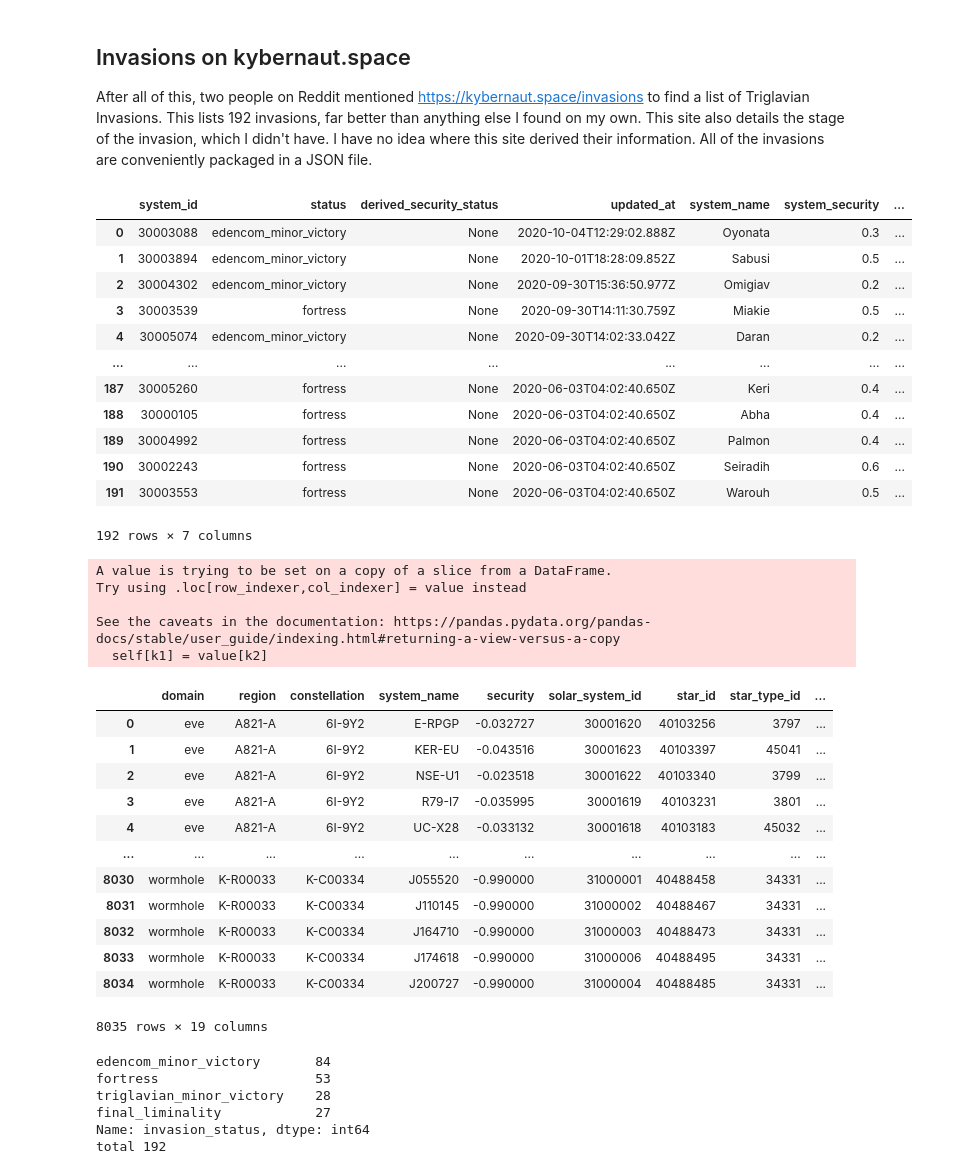
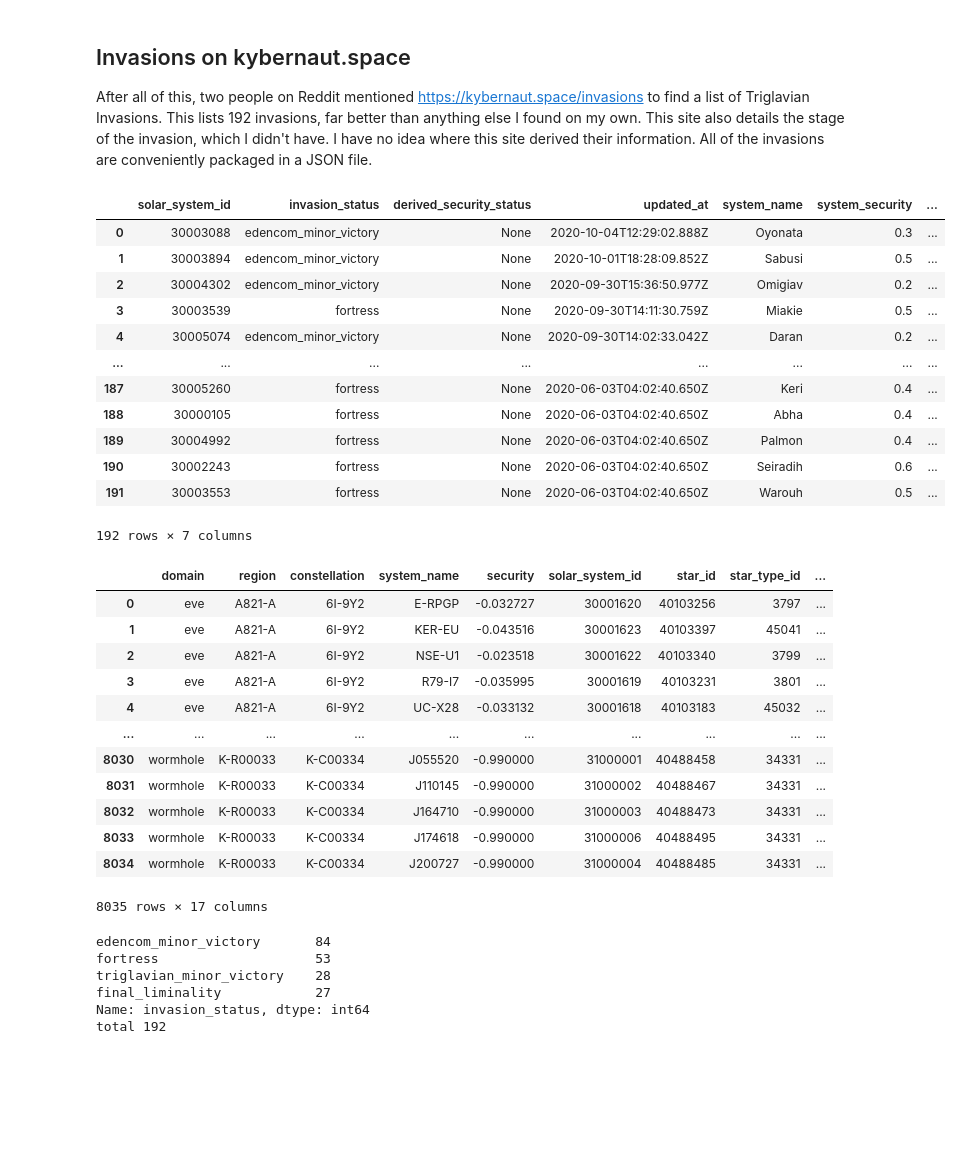
Before and after one commit to jrslagle/EVE-Triglavian-Invasions, a Jupyter notebook: EVE Stars & Incursions.ipynb, the cells around one changed output. Drawn from its saved outputs; the diff is of its cells as text; code cells hidden in the pictures; blank space fills up the shorter version.

```diff
--- a/EVE Stars & Incursions.ipynb
+++ b/EVE Stars & Incursions.ipynb
@@ -1577,13 +1562,14 @@ https://kybernaut.space/invasions to find a list of Triglavian Invasions. This l
 # %%
 # Load and parse the list of invasions on kybernaut.space
 import json
 
 result = !curl https://kybernaut.space/invasions.json
 invasions = json.loads(result[0])
 invasions = pd.DataFrame(invasions)
+invasions = invasions.rename(columns={'status': 'invasion_status', 'system_id': 'solar_system_id'})
 invasions
 # %% [output]
-|  | system_id | status | derived_security_status | updated_at | system_name | system_security | ... |
+|  | solar_system_id | invasion_status | derived_security_status | updated_at | system_name | system_security | ... |
 | 0 | 30003088 | edencom_minor_victory | None | 2020-10-04T12:29:02.888Z | Oyonata | 0.3 | ... |
 | 1 | 30003894 | edencom_minor_victory | None | 2020-10-01T18:28:09.852Z | Sabusi | 0.5 | ... |
 | 2 | 30004302 | edencom_minor_victory | None | 2020-09-30T15:36:50.977Z | Omigiav | 0.2 | ... |
@@ -1597,29 +1583,24 @@ invasions
 | 191 | 30003553 | fortress | None | 2020-06-03T04:02:40.650Z | Warouh | 0.5 | ... |
 192 rows × 7 columns
 # %%
-sub = invasions[['system_id', 'status']]
-sub[['solar_system_id', 'invasion_status']] = sub[['system_id', 'status']]
+sub = invasions[['solar_system_id', 'invasion_status']]
 star_data = star_data.merge(sub, how='left', on='solar_system_id')
+trig_stars = star_data[star_data['invasion_status'].notnull()]
 star_data
 # %% [output]
+|  | domain | region | constellation | system_name | security | solar_system_id | star_id | star_type_id | ... |
+| 0 | eve | A821-A | 6I-9Y2 | E-RPGP | -0.032727 | 30001620 | 40103256 | 3797 | ... |
+| 1 | eve | A821-A | 6I-9Y2 | KER-EU | -0.043516 | 30001623 | 40103397 | 45041 | ... |
+| 2 | eve | A821-A | 6I-9Y2 | NSE-U1 | -0.023518 | 30001622 | 40103340 | 3799 | ... |
+| 3 | eve | A821-A | 6I-9Y2 | R79-I7 | -0.035995 | 30001619 | 40103231 | 3801 | ... |
+| 4 | eve | A821-A | 6I-9Y2 | UC-X28 | -0.033132 | 30001618 | 40103183 | 45032 | ... |
+| ... | ... | ... | ... | ... | ... | ... | ... | ... | ... |
+| 8030 | wormhole | K-R00033 | K-C00334 | J055520 | -0.990000 | 31000001 | 40488458 | 34331 | ... |
+| 8031 | wormhole | K-R00033 | K-C00334 | J110145 | -0.990000 | 31000002 | 40488467 | 34331 | ... |
+| 8032 | wormhole | K-R00033 | K-C00334 | J164710 | -0.990000 | 31000003 | 40488473 | 34331 | ... |
+| 8033 | wormhole | K-R00033 | K-C00334 | J174618 | -0.990000 | 31000006 | 40488495 | 34331 | ... |
+| 8034 | wormhole | K-R00033 | K-C00334 | J200727 | -0.990000 | 31000004 | 40488485 | 34331 | ... |
-A value is trying to be set on a copy of a slice from a DataFrame.
-Try using .loc[row_indexer,col_indexer] = value instead
-
-See the caveats in the documentation: https://pandas.pydata.org/pandas-docs/stable/user_guide/indexing.html#returning-a-view-versus-a-copy
-  self[k1] = value[k2]
+8035 rows × 17 columns
-|  | domain | region | constellation | system_name | security | solar_system_id | star_id | star_type_id | ... |
-| 0 | eve | A821-A | 6I-9Y2 | E-RPGP | -0.032727 | 30001620 | 40103256 | 3797 | ... |
-| 1 | eve | A821-A | 6I-9Y2 | KER-EU | -0.043516 | 30001623 | 40103397 | 45041 | ... |
-| 2 | eve | A821-A | 6I-9Y2 | NSE-U1 | -0.023518 | 30001622 | 40103340 | 3799 | ... |
-| 3 | eve | A821-A | 6I-9Y2 | R79-I7 | -0.035995 | 30001619 | 40103231 | 3801 | ... |
-| 4 | eve | A821-A | 6I-9Y2 | UC-X28 | -0.033132 | 30001618 | 40103183 | 45032 | ... |
-| ... | ... | ... | ... | ... | ... | ... | ... | ... | ... |
-| 8030 | wormhole | K-R00033 | K-C00334 | J055520 | -0.990000 | 31000001 | 40488458 | 34331 | ... |
-| 8031 | wormhole | K-R00033 | K-C00334 | J110145 | -0.990000 | 31000002 | 40488467 | 34331 | ... |
-| 8032 | wormhole | K-R00033 | K-C00334 | J164710 | -0.990000 | 31000003 | 40488473 | 34331 | ... |
-| 8033 | wormhole | K-R00033 | K-C00334 | J174618 | -0.990000 | 31000006 | 40488495 | 34331 | ... |
-| 8034 | wormhole | K-R00033 | K-C00334 | J200727 | -0.990000 | 31000004 | 40488485 | 34331 | ... |
-8035 rows × 19 columns
 # %%
 # The counts of each severity of invasion.
 # The actual order from we're winning to they're winning goes
```
Also changed, not shown: parts of 20 cells of this notebook, 2 other files.
